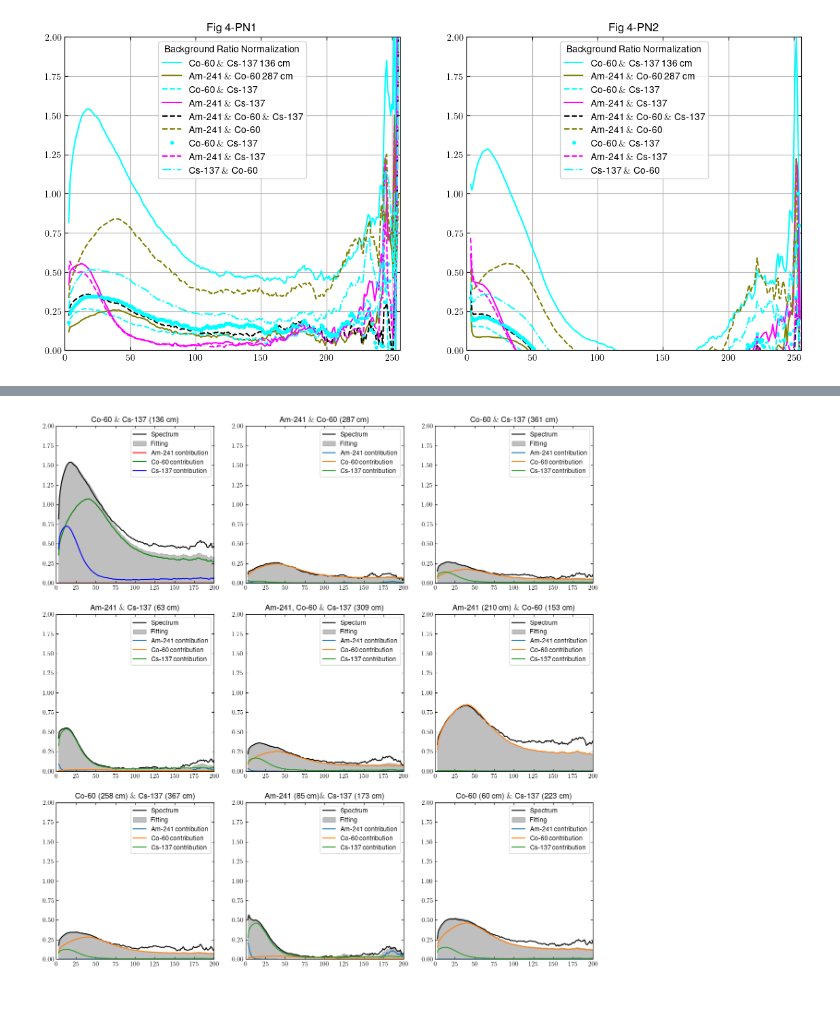
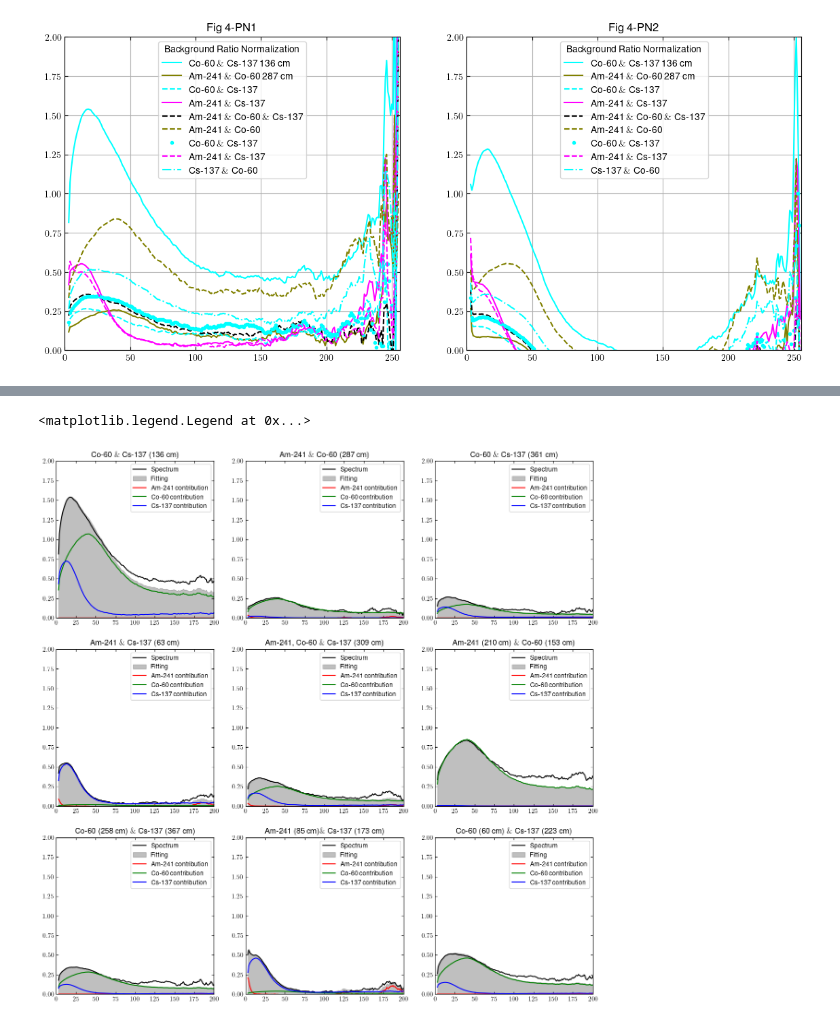
Before and after one commit to Julia-KAERI/Paper_IsotopeIdentification, a Jupyter notebook: analysis/rawDataAnalysis/rawdata01.ipynb, the cells around one changed output, grey strips where cells are left out. Saved outputs shown, nothing was run; the diff lists cells and outputs as text; code cells hidden in the pictures.

```diff
--- a/analysis/rawDataAnalysis/rawdata01.ipynb
+++ b/analysis/rawDataAnalysis/rawdata01.ipynb
@@ -498,10 +624,10 @@ plt.figure(figsize=(15, 15))#, dpi=300)
 plt.subplot(331)
 kk = "co_cs_136"
 plt.plot(channel, BCCSRto1[kk], color="black", label = "Spectrum")
-plt.fill_between(channel, BCCSFitRtoResult[kk][0] * _refspecRto["Am"] + BCCSFitRtoResult[kk][1] * _refspecRto["Co"] + BCCSFitRtoResult[kk][2] * _refspecRto["Cs"], color="gray", alpha=0.5, label = "Fitting")
-plt.plot(channel, BCCSFitRtoResult[kk][0] * _refspecRto["Am"], color = "red", label = "Am-241 contribution")
-plt.plot(channel, BCCSFitRtoResult[kk][1] * _refspecRto["Co"], color = "green", label = "Co-60 contribution")
-plt.plot(channel, BCCSFitRtoResult[kk][2] * _refspecRto["Cs"], color = "blue", label = "Cs-137 contribution")
+plt.fill_between(channel, BCCSFitRtoResult[kk]['am'][0] * _refspecRto["Am"] + BCCSFitRtoResult[kk]['co'][0] * _refspecRto["Co"] + BCCSFitRtoResult[kk]['cs'][0] * _refspecRto["Cs"], color="gray", alpha=0.5, label = "Fitting")
+plt.plot(channel, BCCSFitRtoResult[kk]['am'][0] * _refspecRto["Am"], color = "red", label = "Am-241 contribution")
+plt.plot(channel, BCCSFitRtoResult[kk]['co'][0] * _refspecRto["Co"], color = "green", label = "Co-60 contribution")
+plt.plot(channel, BCCSFitRtoResult[kk]['cs'][0] * _refspecRto["Cs"], color = "blue", label = "Cs-137 contribution")
 plt.title("Co-60 $\\&$ Cs-137 (136 cm)")
 plt.xlim(chan1, chan2)
 plt.ylim(y0, y1)
@@ -512,10 +638,10 @@ plt.legend()
 plt.subplot(332)
 kk = "am_co_287"
 plt.plot(channel, BCCSRto1[kk], color="black", label = "Spectrum")
-plt.fill_between(channel, BCCSFitRtoResult[kk][0] * _refspecRto["Am"] + BCCSFitRtoResult[kk][1] * _refspecRto["Co"] + BCCSFitRtoResult[kk][2] * _refspecRto["Cs"], color="gray", alpha=0.5, label = "Fitting")
-plt.plot(channel, BCCSFitRtoResult[kk][0] * _refspecRto["Am"], label = "Am-241 contribution")
-plt.plot(channel, BCCSFitRtoResult[kk][1] * _refspecRto["Co"], label = "Co-60 contribution")
-plt.plot(channel, BCCSFitRtoResult[kk][2] * _refspecRto["Cs"], label = "Cs-137 contribution")
+plt.fill_between(channel, BCCSFitRtoResult[kk]['am'][0] * _refspecRto["Am"] + BCCSFitRtoResult[kk]['co'][0] * _refspecRto["Co"] + BCCSFitRtoResult[kk]['cs'][0] * _refspecRto["Cs"], color="gray", alpha=0.5, label = "Fitting")
+plt.plot(channel, BCCSFitRtoResult[kk]['am'][0] * _refspecRto["Am"], color = "red", label = "Am-241 contribution")
+plt.plot(channel, BCCSFitRtoResult[kk]['co'][0] * _refspecRto["Co"], color = "green", label = "Co-60 contribution")
+plt.plot(channel, BCCSFitRtoResult[kk]['cs'][0] * _refspecRto["Cs"], color = "blue", label = "Cs-137 contribution")
 plt.title("Am-241 $\\&$ Co-60 (287 cm)")
 plt.xlim(chan1, chan2)
 plt.ylim(y0, y1)
@@ -525,10 +651,10 @@ plt.legend()
 plt.subplot(333)
 kk = "co_cs_361"
 plt.plot(channel, BCCSRto1[kk], color="black", label = "Spectrum")
-plt.fill_between(channel, BCCSFitRtoResult[kk][0] * _refspecRto["Am"] + BCCSFitRtoResult[kk][1] * _refspecRto["Co"] + BCCSFitRtoResult[kk][2] * _refspecRto["Cs"], color="gray", alpha=0.5, label = "Fitting")
-plt.plot(channel, BCCSFitRtoResult[kk][0] * _refspecRto["Am"], label = "Am-241 contribution")
-plt.plot(channel, BCCSFitRtoResult[kk][1] * _refspecRto["Co"], label = "Co-60 contribution")
-plt.plot(channel, BCCSFitRtoResult[kk][2] * _refspecRto["Cs"], label = "Cs-137 contribution")
+plt.fill_between(channel, BCCSFitRtoResult[kk]['am'][0] * _refspecRto["Am"] + BCCSFitRtoResult[kk]['co'][0] * _refspecRto["Co"] + BCCSFitRtoResult[kk]['cs'][0] * _refspecRto["Cs"], color="gray", alpha=0.5, label = "Fitting")
+plt.plot(channel, BCCSFitRtoResult[kk]['am'][0] * _refspecRto["Am"], color = "red", label = "Am-241 contribution")
+plt.plot(channel, BCCSFitRtoResult[kk]['co'][0] * _refspecRto["Co"], color = "green", label = "Co-60 contribution")
+plt.plot(channel, BCCSFitRtoResult[kk]['cs'][0] * _refspecRto["Cs"], color = "blue", label = "Cs-137 contribution")
 plt.title("Co-60 $\\&$ Cs-137 (361 cm)")
 plt.xlim(chan1, chan2)
 plt.ylim(y0, y1)
@@ -538,10 +664,10 @@ plt.legend()
 plt.subplot(334)
 kk = 'am_cs_63'
 plt.plot(channel, BCCSRto1[kk], color="black", label = "Spectrum")
-plt.fill_between(channel, BCCSFitRtoResult[kk][0] * _refspecRto["Am"] + BCCSFitRtoResult[kk][1] * _refspecRto["Co"] + BCCSFitRtoResult[kk][2] * _refspecRto["Cs"], color="gray", alpha=0.5, label = "Fitting")
-plt.plot(channel, BCCSFitRtoResult[kk][0] * _refspecRto["Am"], label = "Am-241 contribution")
-plt.plot(channel, BCCSFitRtoResult[kk][1] * _refspecRto["Co"], label = "Co-60 contribution")
-plt.plot(channel, BCCSFitRtoResult[kk][2] * _refspecRto["Cs"], label = "Cs-137 contribution")
+plt.fill_between(channel, BCCSFitRtoResult[kk]['am'][0] * _refspecRto["Am"] + BCCSFitRtoResult[kk]['co'][0] * _refspecRto["Co"] + BCCSFitRtoResult[kk]['cs'][0] * _refspecRto["Cs"], color="gray", alpha=0.5, label = "Fitting")
+plt.plot(channel, BCCSFitRtoResult[kk]['am'][0] * _refspecRto["Am"], color = "red", label = "Am-241 contribution")
+plt.plot(channel, BCCSFitRtoResult[kk]['co'][0] * _refspecRto["Co"], color = "green", label = "Co-60 contribution")
+plt.plot(channel, BCCSFitRtoResult[kk]['cs'][0] * _refspecRto["Cs"], color = "blue", label = "Cs-137 contribution")
 plt.title( "Am-241 $\\&$ Cs-137 (63 cm)")
 plt.xlim(chan1, chan2)
 plt.ylim(y0, y1)
@@ -550,11 +676,11 @@ plt.legend()
 
 plt.subplot(335)
 kk = 'am_co_cs_309'
-plt.plot(channel, BCCSRto1[kk], color="black", label = "Spectum")
-plt.fill_between(channel, BCCSFitRtoResult[kk][0] * _refspecRto["Am"] + BCCSFitRtoResult[kk][1] * _refspecRto["Co"] + BCCSFitRtoResult[kk][2] * _refspecRto["Cs"], color="gray", alpha=0.5, label = "Fitting")
-plt.plot(channel, BCCSFitRtoResult[kk][0] * _refspecRto["Am"], label = "Am-241 contribution")
-plt.plot(channel, BCCSFitRtoResult[kk][1] * _refspecRto["Co"], label = "Co-60 contribution")
-plt.plot(channel, BCCSFitRtoResult[kk][2] * _refspecRto["Cs"], label = "Cs-137 contribution")
+plt.plot(channel, BCCSRto1[kk], color="black", label = "Spectrum")
+plt.fill_between(channel, BCCSFitRtoResult[kk]['am'][0] * _refspecRto["Am"] + BCCSFitRtoResult[kk]['co'][0] * _refspecRto["Co"] + BCCSFitRtoResult[kk]['cs'][0] * _refspecRto["Cs"], color="gray", alpha=0.5, label = "Fitting")
+plt.plot(channel, BCCSFitRtoResult[kk]['am'][0] * _refspecRto["Am"], color = "red", label = "Am-241 contribution")
+plt.plot(channel, BCCSFitRtoResult[kk]['co'][0] * _refspecRto["Co"], color = "green", label = "Co-60 contribution")
+plt.plot(channel, BCCSFitRtoResult[kk]['cs'][0] * _refspecRto["Cs"], color = "blue", label = "Cs-137 contribution")
 plt.title("Am-241, Co-60 $\\&$ Cs-137 (309 cm)")
 plt.xlim(chan1, chan2)
 plt.ylim(y0, y1)
@@ -564,10 +690,10 @@ plt.legend()
 plt.subplot(336)
 kk = 'am_210_co_153'
 plt.plot(channel, BCCSRto1[kk], color="black", label = "Spectrum")
-plt.fill_between(channel, BCCSFitRtoResult[kk][0] * _refspecRto["Am"] + BCCSFitRtoResult[kk][1] * _refspecRto["Co"] + BCCSFitRtoResult[kk][2] * _refspecRto["Cs"], color="gray", alpha=0.5, label = "Fitting")
-plt.plot(channel, BCCSFitRtoResult[kk][0] * _refspecRto["Am"], label = "Am-241 contribution")
-plt.plot(channel, BCCSFitRtoResult[kk][1] * _refspecRto["Co"], label = "Co-60 contribution")
-plt.plot(channel, BCCSFitRtoResult[kk][2] * _refspecRto["Cs"], label = "Cs-137 contribution")
+plt.fill_between(channel, BCCSFitRtoResult[kk]['am'][0] * _refspecRto["Am"] + BCCSFitRtoResult[kk]['co'][0] * _refspecRto["Co"] + BCCSFitRtoResult[kk]['cs'][0] * _refspecRto["Cs"], color="gray", alpha=0.5, label = "Fitting")
+plt.plot(channel, BCCSFitRtoResult[kk]['am'][0] * _refspecRto["Am"], color = "red", label = "Am-241 contribution")
+plt.plot(channel, BCCSFitRtoResult[kk]['co'][0] * _refspecRto["Co"], color = "green", label = "Co-60 contribution")
+plt.plot(channel, BCCSFitRtoResult[kk]['cs'][0] * _refspecRto["Cs"], color = "blue", label = "Cs-137 contribution")
 plt.title("Am-241 (210 cm) $\\&$ Co-60 (153 cm)")
 plt.xlim(chan1, chan2)
 plt.ylim(y0, y1)
@@ -575,46 +701,47 @@ plt.legend(loc=1)
 
 plt.subplot(337)
 kk = 'co_285_cs_367'
 plt.plot(channel, BCCSRto1[kk], color="black", label = "Spectrum")
-plt.fill_between(channel, BCCSFitRtoResult[kk][0] * _refspecRto["Am"] + BCCSFitSubResult[kk][1] * _refspecRto["Co"] + BCCSFitRtoResult[kk][2] * _refspecRto["Cs"], color="gray", alpha=0.5, label = "Fitting")
-plt.plot(channel, BCCSFitRtoResult[kk][0] * _refspecRto["Am"], label = "Am-241 contribution")
-plt.plot(channel, BCCSFitRtoResult[kk][1] * _refspecRto["Co"], label = "Co-60 contribution")
-plt.plot(channel, BCCSFitRtoResult[kk][2] * _refspecRto["Cs"], label = "Cs-137 contribution")
+plt.fill_between(channel, BCCSFitRtoResult[kk]['am'][0] * _refspecRto["Am"] + BCCSFitRtoResult[kk]['co'][0] * _refspecRto["Co"] + BCCSFitRtoResult[kk]['cs'][0] * _refspecRto["Cs"], color="gray", alpha=0.5, label = "Fitting")
+plt.plot(channel, BCCSFitRtoResult[kk]['am'][0] * _refspecRto["Am"], color = "red", label = "Am-241 contribution")
+plt.plot(channel, BCCSFitRtoResult[kk]['co'][0] * _refspecRto["Co"], color = "green", label = "Co-60 contribution")
+plt.plot(channel, BCCSFitRtoResult[kk]['cs'][0] * _refspecRto["Cs"], color = "blue", label = "Cs-137 contribution")
 plt.title("Co-60 (258 cm) $\\&$ Cs-137 (367 cm)")
 plt.xlim(chan1, chan2)
 plt.ylim(y0, y1)
 # plt.yscale("log", base=10)
 plt.legend()
 
 plt.subplot(338)
 kk = 'am_85_cs_173'
 plt.plot(channel, BCCSRto1[kk], color="black", label = "Spectrum")
-plt.fill_between(channel, BCCSFitRtoResult[kk][0] * _refspecRto["Am"] + BCCSFitRtoResult[kk][1] * _refspecRto["Co"] + BCCSFitRtoResult[kk][2] * _refspecRto["Cs"], color="gray", alpha=0.5, label = "Fitting")
-plt.plot(channel, BCCSFitRtoResult[kk][0] * _refspecRto["Am"], label = "Am-241 contribution")
-plt.plot(channel, BCCSFitRtoResult[kk][1] * _refspecRto["Co"], label = "Co-60 contribution")
-plt.plot(channel, BCCSFitRtoResult[kk][2] * _refspecRto["Cs"], label = "Cs-137 contribution")
+plt.fill_between(channel, BCCSFitRtoResult[kk]['am'][0] * _refspecRto["Am"] + BCCSFitRtoResult[kk]['co'][0] * _refspecRto["Co"] + BCCSFitRtoResult[kk]['cs'][0] * _refspecRto["Cs"], color="gray", alpha=0.5, label = "Fitting")
+plt.plot(channel, BCCSFitRtoResult[kk]['am'][0] * _refspecRto["Am"], color = "red", label = "Am-241 contribution")
+plt.plot(channel, BCCSFitRtoResult[kk]['co'][0] * _refspecRto["Co"], color = "green", label = "Co-60 contribution")
+plt.plot(channel, BCCSFitRtoResult[kk]['cs'][0] * _refspecRto["Cs"], color = "blue", label = "Cs-137 contribution")
 plt.title("Am-241 (85 cm)$\\&$ Cs-137 (173 cm)")
 plt.xlim(chan1, chan2)
 plt.ylim(y0, y1)
 # plt.yscale("log", base=10)
 plt.legend()
 
 plt.subplot(339)
 kk = 'co_60_cs_223'
 plt.plot(channel, BCCSRto1[kk], color="black", label = "Spectrum")
-plt.fill_between(channel, BCCSFitRtoResult[kk][0] * _refspecRto["Am"] + BCCSFitRtoResult[kk][1] * _refspecRto["Co"] + BCCSFitRtoResult[kk][2] * _refspecRto["Cs"], color="gray", alpha=0.5, label = "Fitting")
-plt.plot(channel, BCCSFitRtoResult[kk][0] * _refspecRto["Am"], label = "Am-241 contribution")
-plt.plot(channel, BCCSFitRtoResult[kk][1] * _refspecRto["Co"], label = "Co-60 contribution")
-plt.plot(channel, BCCSFitRtoResult[kk][2] * _refspecRto["Cs"], label = "Cs-137 contribution")
+plt.fill_between(channel, BCCSFitRtoResult[kk]['am'][0] * _refspecRto["Am"] + BCCSFitRtoResult[kk]['co'][0] * _refspecRto["Co"] + BCCSFitRtoResult[kk]['cs'][0] * _refspecRto["Cs"], color="gray", alpha=0.5, label = "Fitting")
+plt.plot(channel, BCCSFitRtoResult[kk]['am'][0] * _refspecRto["Am"], color = "red", label = "Am-241 contribution")
+plt.plot(channel, BCCSFitRtoResult[kk]['co'][0] * _refspecRto["Co"], color = "green", label = "Co-60 contribution")
+plt.plot(channel, BCCSFitRtoResult[kk]['cs'][0] * _refspecRto["Cs"], color = "blue", label = "Cs-137 contribution")
 plt.title("Co-60 (60 cm) $\\&$ Cs-137 (223 cm)")
 plt.xlim(chan1, chan2)
 plt.ylim(y0, y1)
 # plt.yscale("log", base=10)
 plt.legend()
 
 #plt.savefig("../../draft_20250925/figure/fit_BGRto.pdf")
 # %% [output]
+<matplotlib.legend.Legend at 0x...>
-[figure, old version]
+[figure, new version]
 # %%
 xx = np.array([1,2,3,-4,1,2,3-2, 3,3,])
 xx[xx < 0] = 0
```
Also changed, not shown: parts of 12 cells of this notebook, 16 other files.
